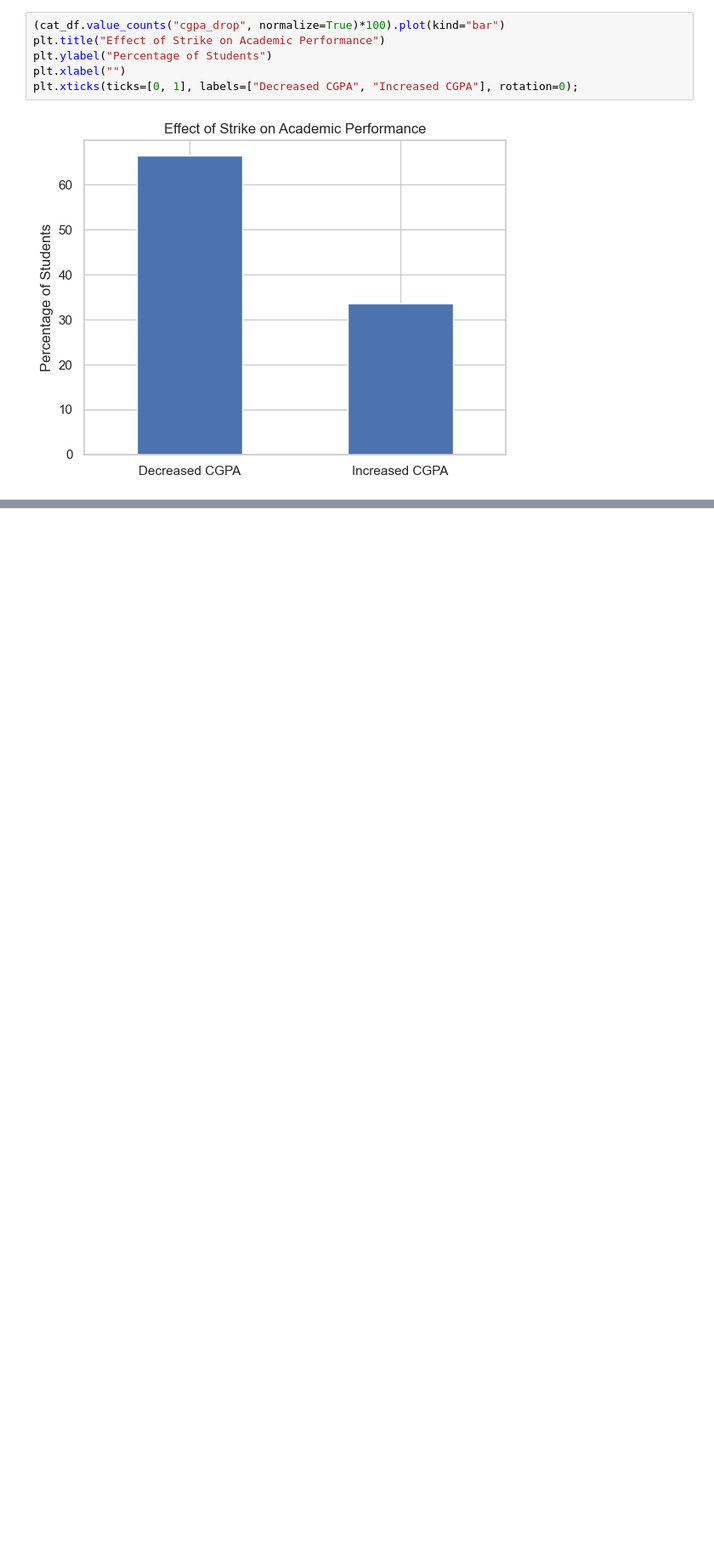
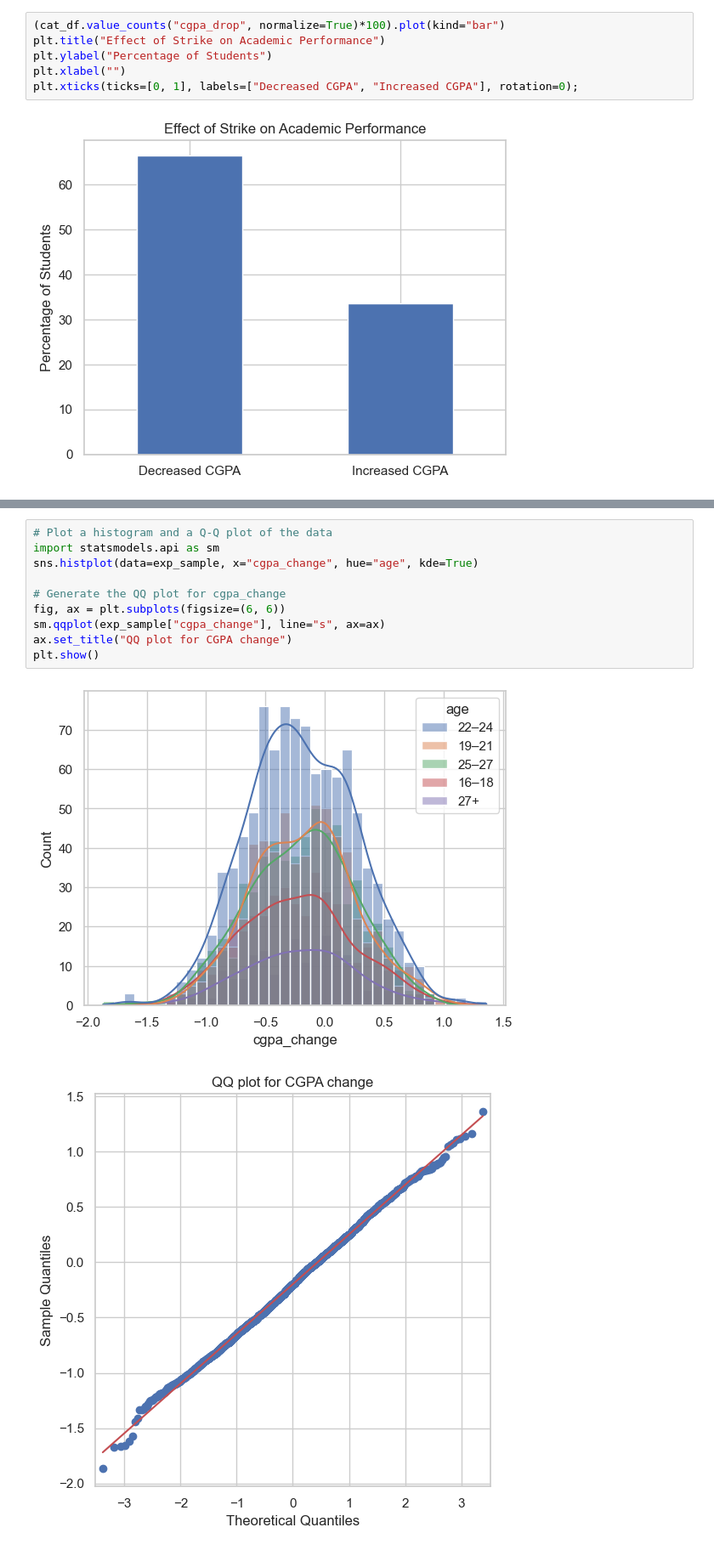
Before and after one commit to socratesjnr/asuu-strike-project, a Jupyter notebook: mock analysis/test_eda.ipynb, the cells around one changed output, grey strips where cells are left out. Shown at 85% size. Cells and saved outputs as stored; diff of their text form; blank space fills up the shorter version.

```diff
--- a/mock analysis/test_eda.ipynb
+++ b/mock analysis/test_eda.ipynb
@@ -328,0 +415,13 @@ plt.xticks(ticks=[0, 1], labels=["Decreased CGPA", "Increased CGPA"], rotation=0
+# %%
+# Plot a histogram and a Q-Q plot of the data
+import statsmodels.api as sm
+sns.histplot(data=exp_sample, x="cgpa_change", hue="age", kde=True)
+
+# Generate the QQ plot for cgpa_change
+fig, ax = plt.subplots(figsize=(6, 6))
+sm.qqplot(exp_sample["cgpa_change"], line="s", ax=ax)
+ax.set_title("QQ plot for CGPA change")
+plt.show()
+# %% [output]
+[figure, added]
+[figure, added]
```
Also changed, not shown: parts of 17 cells of this notebook, 1 other file.
